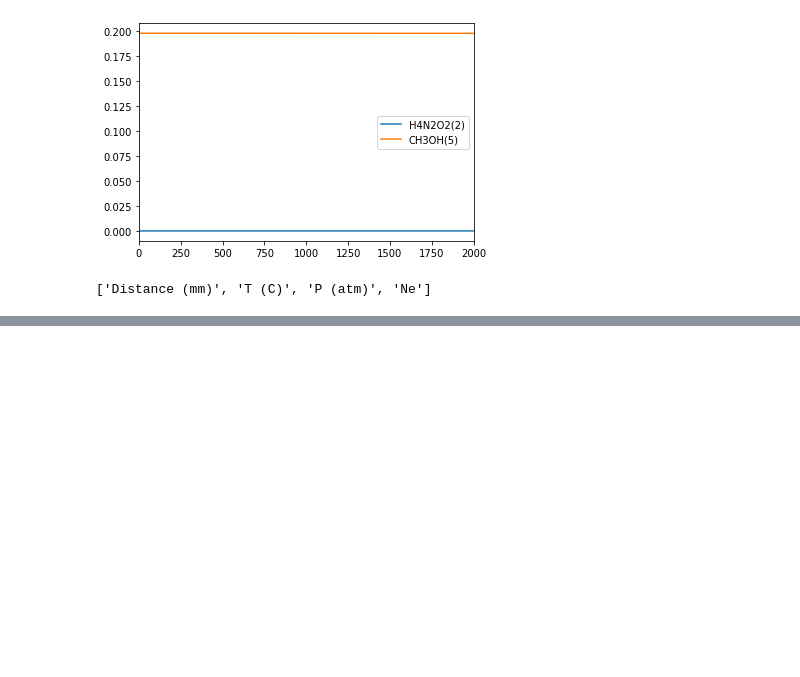
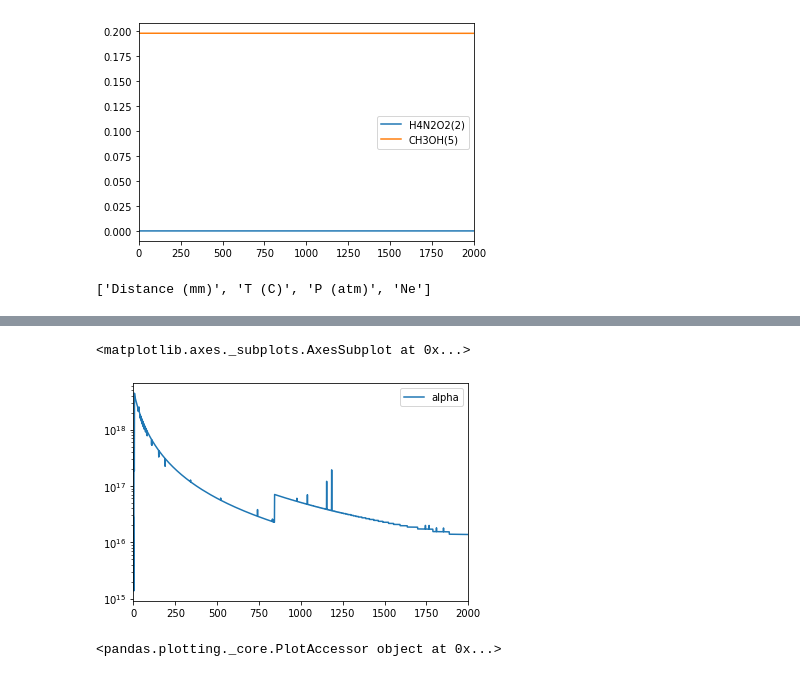
Before and after one commit to ChrisBNEU/HAN, a Jupyter notebook: CanteraModels/rocketman.ipynb, the cells around one changed output, grey strips where cells are left out. Drawn from its saved outputs; the diff is of its cells as text; code cells hidden in the pictures; blank space fills up the shorter version.

```diff
--- a/CanteraModels/rocketman.ipynb
+++ b/CanteraModels/rocketman.ipynb
@@ -466,0 +495,9 @@ specs
+# %%
+data[['alpha']].plot(logy=True)
+# %% [output]
+<matplotlib.axes._subplots.AxesSubplot at 0x...>
+[figure, added]
+# %%
+data[['T (C)', 'alpha']].plot
+# %% [output]
+<pandas.plotting._core.PlotAccessor object at 0x...>
```
Also changed, not shown: parts of 20 cells of this notebook, 2 other files.
